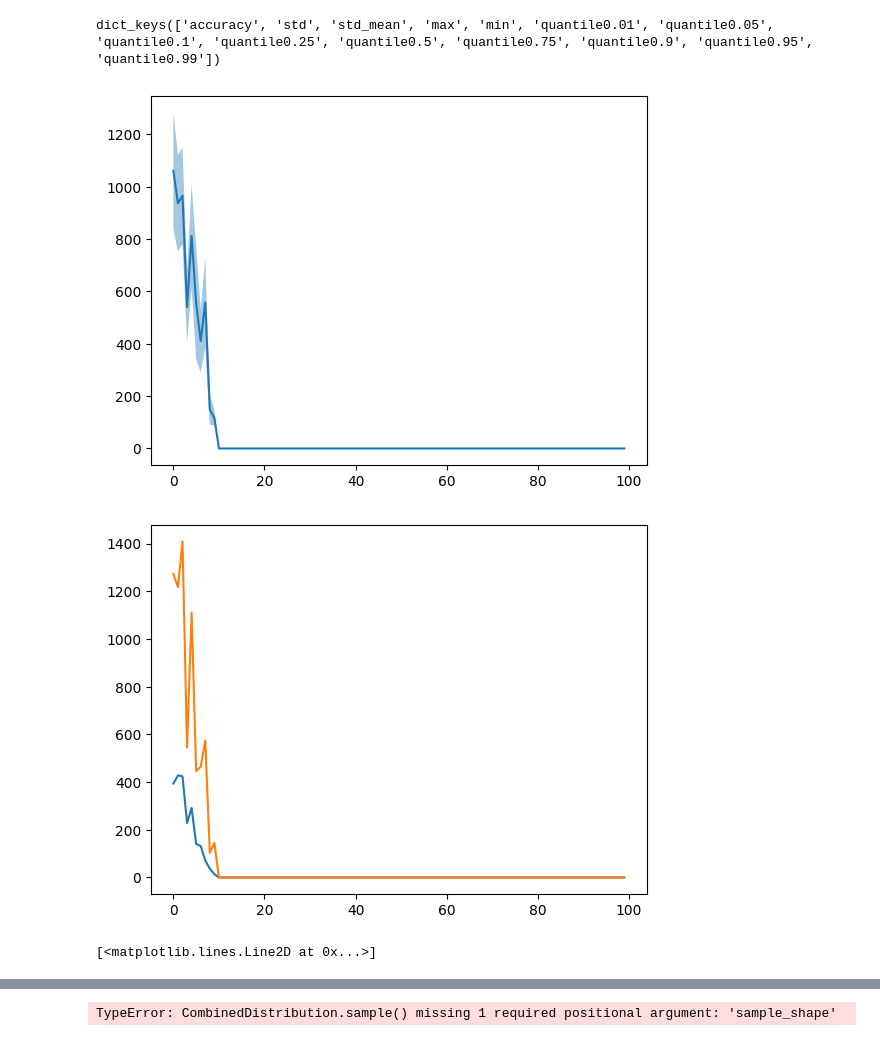
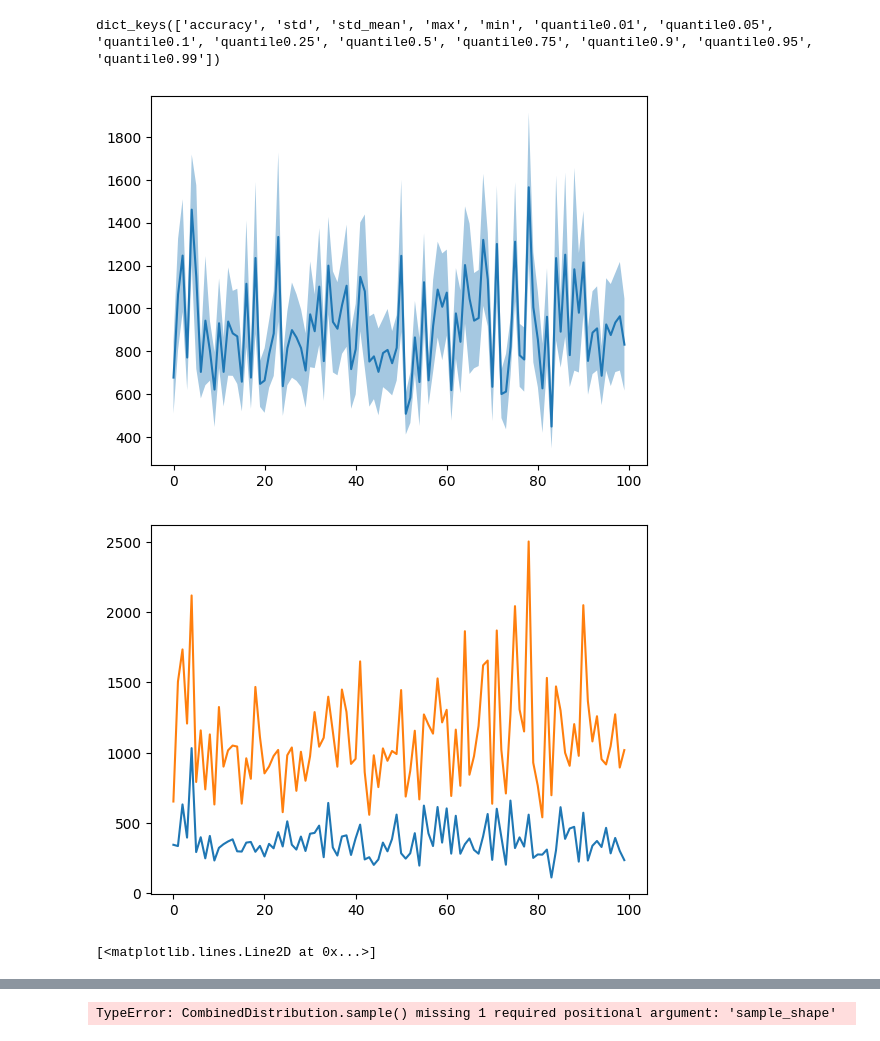
Before and after one commit to DerrickhSun/in-context, a Jupyter notebook: src/eval_test.ipynb, the cells around one changed output, grey strips where cells are left out. Saved outputs shown, nothing was run; the diff lists cells and outputs as text; code cells hidden in the pictures.

Commit message:
local storage of evaluation+bugfixes

```diff
--- a/src/eval_test.ipynb
+++ b/src/eval_test.ipynb
@@ -14,7 +14,7 @@ from torch import normal
 # %%
 m = Normal(torch.zeros((4, 100, 10)), torch.ones((4, 100 ,10))) #batch size, sequence_length, x_dim
 
-config_data={'function_class':LinearRegression(m), "accuracy_func": nn.MSELoss(reduction="none"), "test_size": 10}
+config_data={'function_class':LinearRegression(m), "accuracy_func": nn.MSELoss(reduction="none"), "test_size": 10, "save_path": "eval/data/linear"}
 
 evaluation=basic_eval(LeastSquaresModel(), config_data=config_data)
 
@@ -40,25 +40,27 @@ print(basic_eval(ZeroModel(), config_data))
 # %%
 import matplotlib.pyplot as plt
 
 import numpy as np
+
+evaluation=get_eval_data(config_data["save_path"],["zero_model"]).get("zero_model")
 
 print(evaluation.keys())
 
 plt.plot(evaluation.get("accuracy"))
 
 plt.fill_between(range(len(evaluation.get("accuracy"))), evaluation.get("accuracy")-evaluation.get("std_mean"), evaluation.get("accuracy")+evaluation.get("std_mean"), alpha=0.4)
 
 plt.show()
 
 plt.plot(evaluation.get("quantile0.5") )
 
 plt.plot(evaluation.get("quantile0.75"))
 
 plt.show()
 
 plt.plot(evaluation.get("std"))
 # %% [output]
 dict_keys(['accuracy', 'std', 'std_mean', 'max', 'min', 'quantile0.01', 'quantile0.05', 'quantile0.1', 'quantile0.25', 'quantile0.5', 'quantile0.75', 'quantile0.9', 'quantile0.95', 'quantile0.99'])
-[figure, old version]
+[figure, new version]
-[figure, old version]
+[figure, new version]
 [<matplotlib.lines.Line2D at 0x...>]
```
Also changed, not shown: parts of 5 cells of this notebook, 3 other files.
